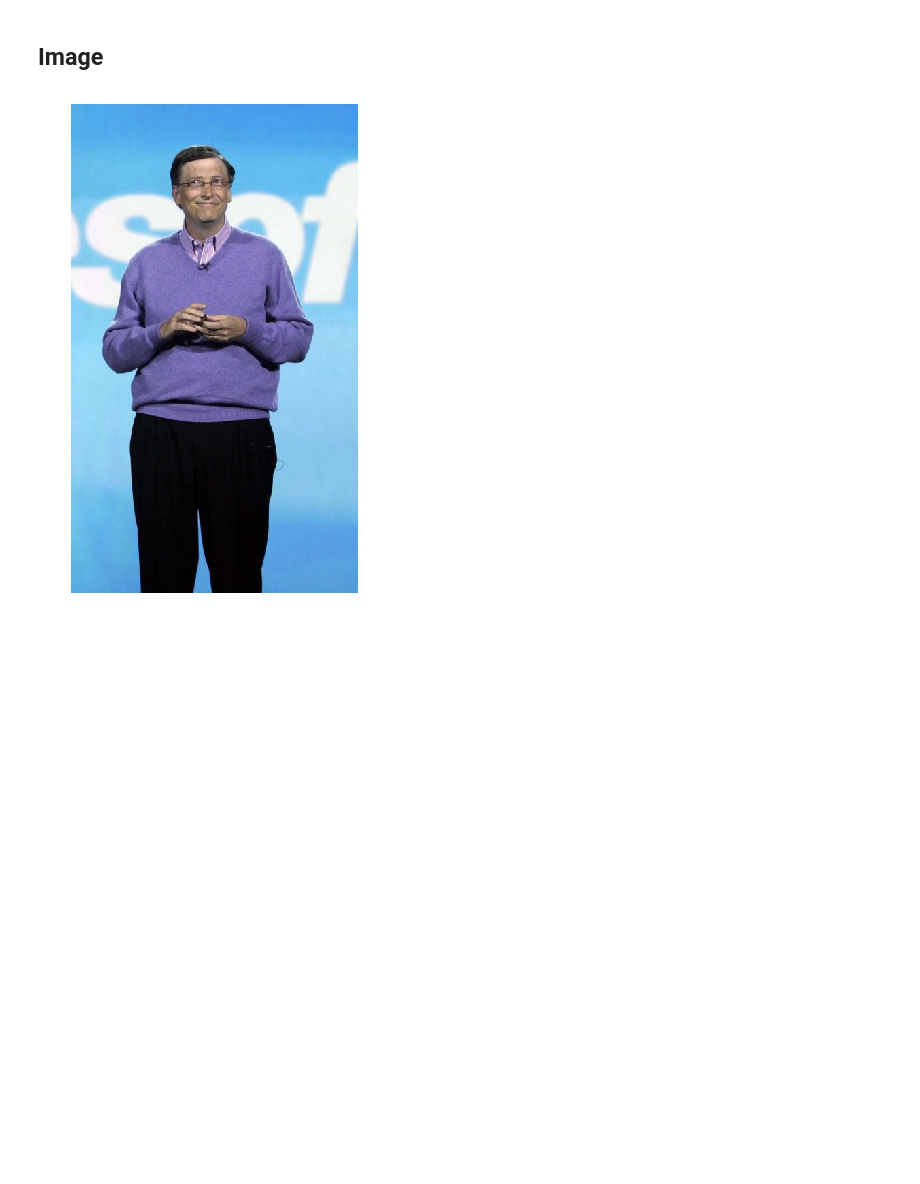
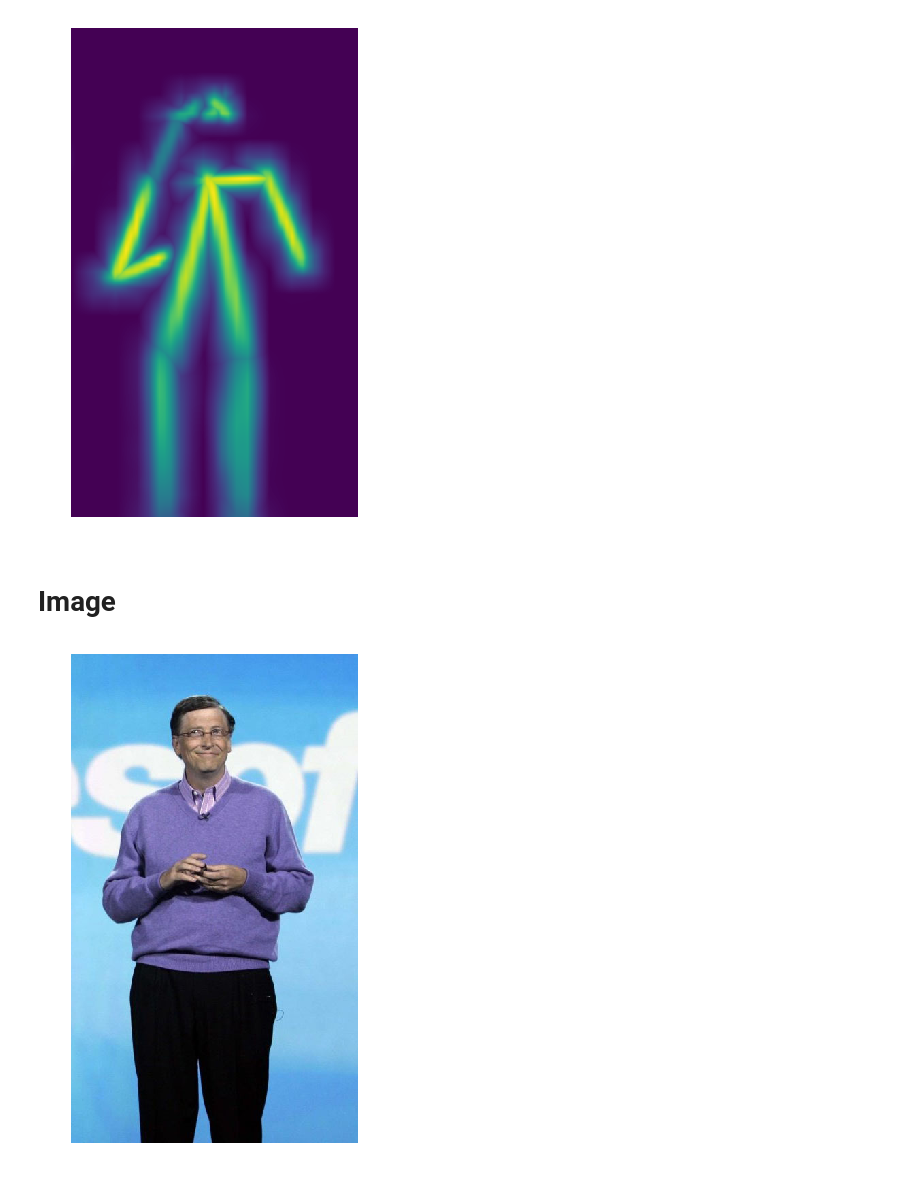
Before and after one commit to zhozheka/TS-project-2, a Jupyter notebook: pose_estimation_segmentation/pose_segmentation.ipynb, the cells around one changed output. Cells and saved outputs as stored; diff of their text form; code cells hidden in the pictures; blank space fills up the shorter version.

```diff
--- a/pose_estimation_segmentation/pose_segmentation.ipynb
+++ b/pose_estimation_segmentation/pose_segmentation.ipynb
@@ -25,2 +28,9 @@ heatmap_avg, paf_avg, segm = process_image(model_pose, image_path, torch_device)
+# %%
+plt.figure(figsize=(9,9))
+plt.imshow(paf_avg[:,:,:].max(2))
+plt.axis('off')
+plt.show()
+# %% [output]
+[figure, added]
 # %% [markdown]
-## Image
+# Image
```
Also changed, not shown: parts of 18 cells of this notebook, 1 other file.
